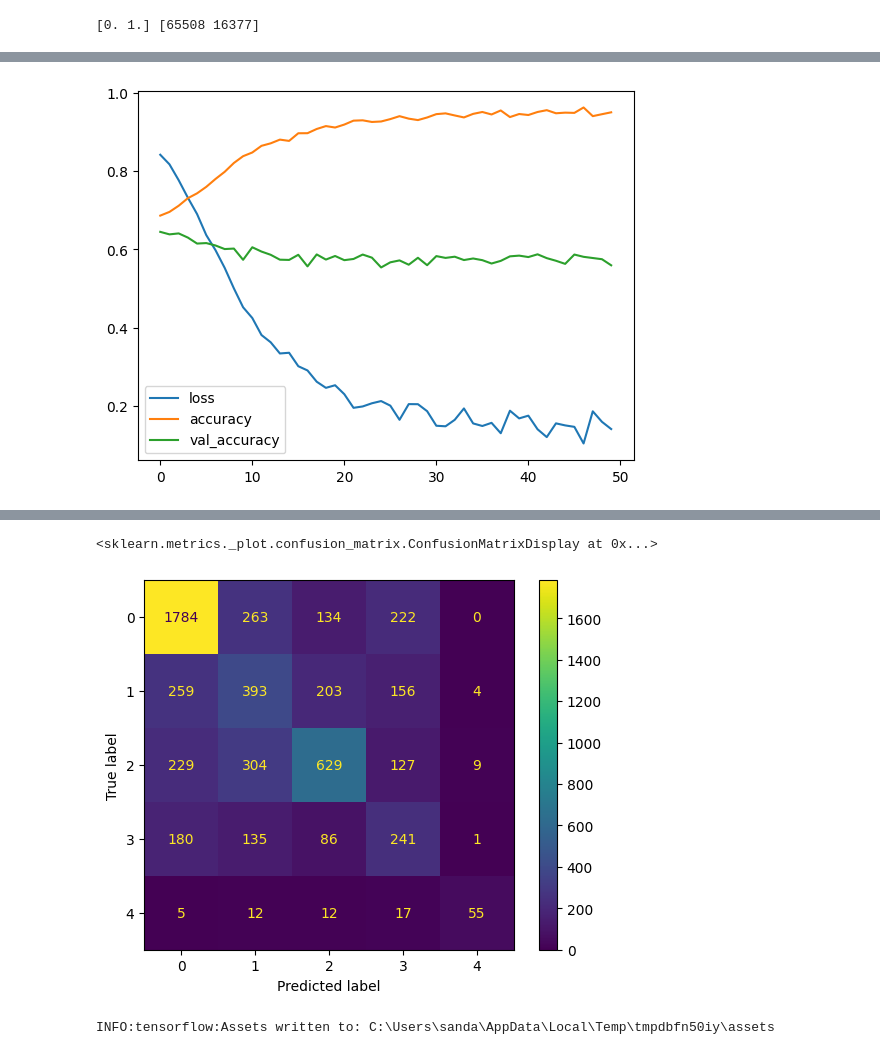
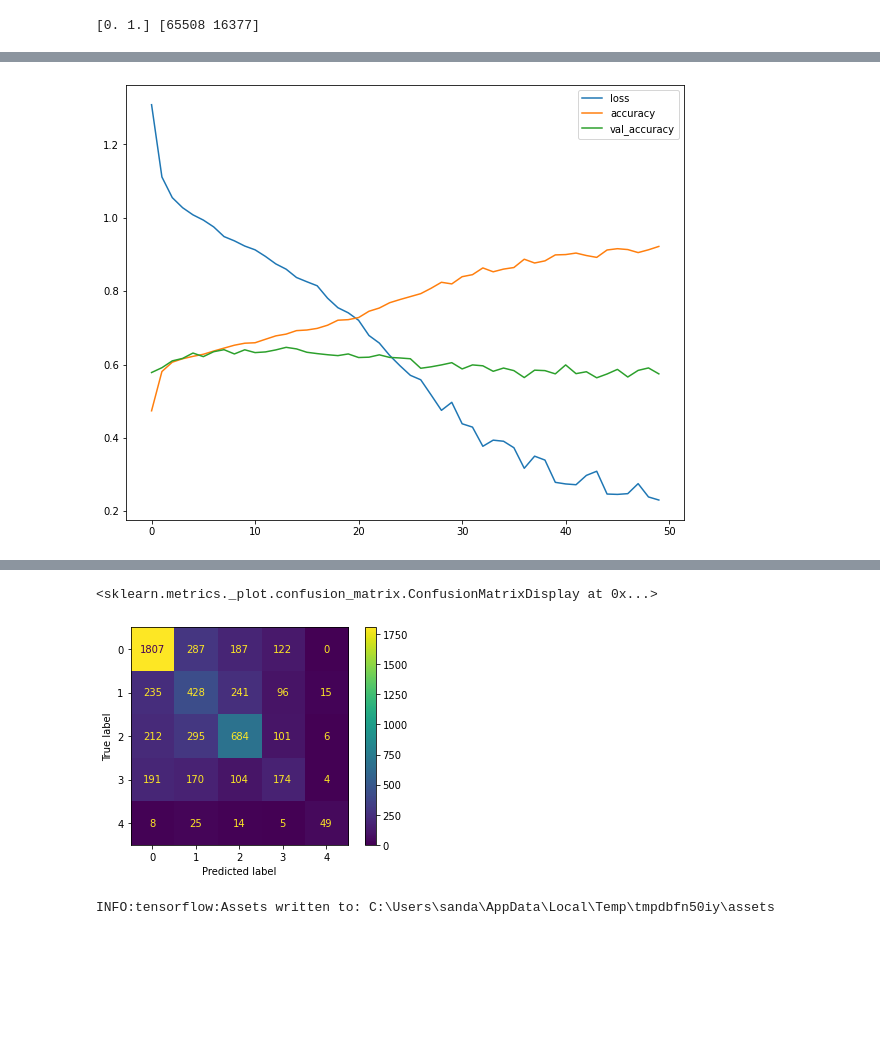
Before and after one commit to Orion1071/ecg_project_2, a Jupyter notebook: ptb_models_test/cnn_ptb_model_2.ipynb, the cells around one changed output, grey strips where cells are left out. Saved outputs shown, nothing was run; the diff lists cells and outputs as text; code cells hidden in the pictures; blank space fills up the shorter version.

Commit message:
train

```diff
--- a/ptb_models_test/cnn_ptb_model_2.ipynb
+++ b/ptb_models_test/cnn_ptb_model_2.ipynb
@@ -9,8 +9,11 @@ from keras.layers.core import Dense
 import numpy as np
 import matplotlib.pyplot as plt
 # %%
-X = pickle.load(open("/Users/sanda/Documents/ptb_xl/ptb_xl_v2_pcl/all_X_ptbxl.pcl", "rb"))
-y = pickle.load(open("/Users/sanda/Documents/ptb_xl/ptb_xl_v2_pcl/all_y_ptbxl.pcl", "rb"))
+# X = pickle.load(open("/Users/sanda/Documents/ptb_xl/ptb_xl_v2_pcl/all_X_ptbxl.pcl", "rb"))
+# y = pickle.load(open("/Users/sanda/Documents/ptb_xl/ptb_xl_v2_pcl/all_y_ptbxl.pcl", "rb"))
+
+X = pickle.load(open("/Users/macbookpro/Documents/ptb_xl/scp_filter_v2/all_X_ptbxl.pcl", "rb"))
+y= pickle.load(open("/Users/macbookpro/Documents/ptb_xl/scp_filter_v2/all_y_ptbxl.pcl", "rb"))
 # %%
 print(X.shape, y.shape)
 unq, cnt = np.unique(y, return_counts=True)
@@ -24,8 +27,8 @@ X_train, X_test, y_train, y_test = train_test_split(X[:,:,1], y, random_state=1)
 layer = tf.keras.layers.CategoryEncoding(num_tokens=5, output_mode="one_hot")
 y_train = layer(y_train.astype(np.int32))
 print("Before ",X_train.shape, X_test.shape)
-X_train = np.stack((X_train, X_train, X_train), axis=-1)
-X_test = np.stack((X_test, X_test, X_test), axis=-1)
+X_train = X_train.reshape(-1,1000,1)
+X_test = X_test.reshape(-1,1000,1)
 print("After ",X_train.shape, X_test.shape)
 # %% [output]
 Before  (16377, 1000) (5460, 1000)
@@ -47,21 +50,21 @@ tf.Tensor([1. 0. 0. 0. 0.], shape=(5,), dtype=float32)
 # %%
 #define model
 model = Sequential()
-model.add(Conv2D(16, (50,1), input_shape=(1000,3,1)))
+model.add(Conv2D(64, (75,1), input_shape=(1000,1,1)))
 model.add(Activation('relu'))
-model.add(MaxPool2D(pool_size=(5,1)))
+# model.add(MaxPool2D(pool_size=(5,1)))
 
-model.add(Conv2D(64, (50,1)))
+model.add(Conv2D(32, (75,1)))
 model.add(Activation('relu'))
-model.add(MaxPool2D(pool_size=(4,1)))
+# model.add(MaxPool2D(pool_size=(4,1)))
 
-model.add(Conv2D(64, (25,1)))
+model.add(Conv2D(32, (50,1)))
 model.add(Activation('relu'))
-model.add(MaxPool2D(pool_size=(5,1)))
+model.add(MaxPool2D(pool_size=(2,1)))
 
 model.add(Flatten())
 model.add(Dense(10))
-model.add(Dropout(0.5))
+model.add(Dropout(0.3))
 model.add(Dense(5))
 model.add(Activation('softmax'))
 
@@ -112,15 +100,16 @@ Epoch 50/50
 # %%
+plt.figure(figsize=(10,8))
 plt.plot(history.history['loss'], label="loss")
 plt.plot(history.history['accuracy'], label = "accuracy")
 plt.plot(history.history['val_accuracy'], label="val_accuracy")
 plt.legend()
 plt.show()
 # %% [output]
-[figure, old version]
+[figure, new version]
 # %%
 pred = model.predict(X_test)
 pred_nohe = np.array([i.argmax() for i in pred])
-disp = ConfusionMatrixDisplay(confusion_matrix=confusion_matrix(y_test.astype(np.int), pred_nohe))
-print(f'The accuracy of the model is {accuracy_score(y_test.astype(np.int), pred_nohe )}')
+disp = ConfusionMatrixDisplay(confusion_matrix=confusion_matrix(y_test.astype(np.int32), pred_nohe))
+print(f'The accuracy of the model is {accuracy_score(y_test.astype(np.int32), pred_nohe )}')
 disp.plot()
 # %% [output]
@@ -128,5 +118,5 @@ The accuracy of the model is 0.5681318681318681
 <sklearn.metrics._plot.confusion_matrix.ConfusionMatrixDisplay at 0x...>
-[figure, old version]
+[figure, new version]
 # %%
 converter = tf.lite.TFLiteConverter.from_keras_model(model) # path to the SavedModel directory
 tflite_model = converter.convert()
```
Also changed, not shown: parts of 5 cells of this notebook.
